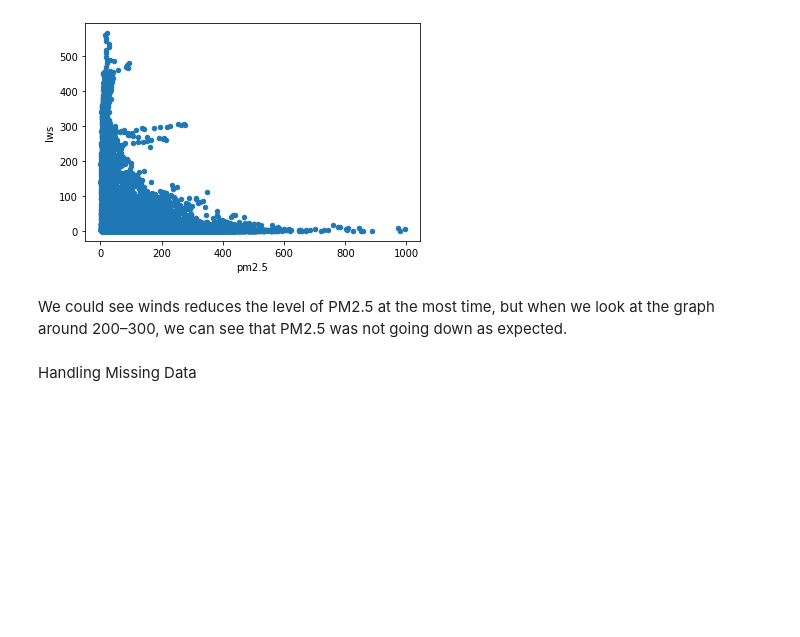
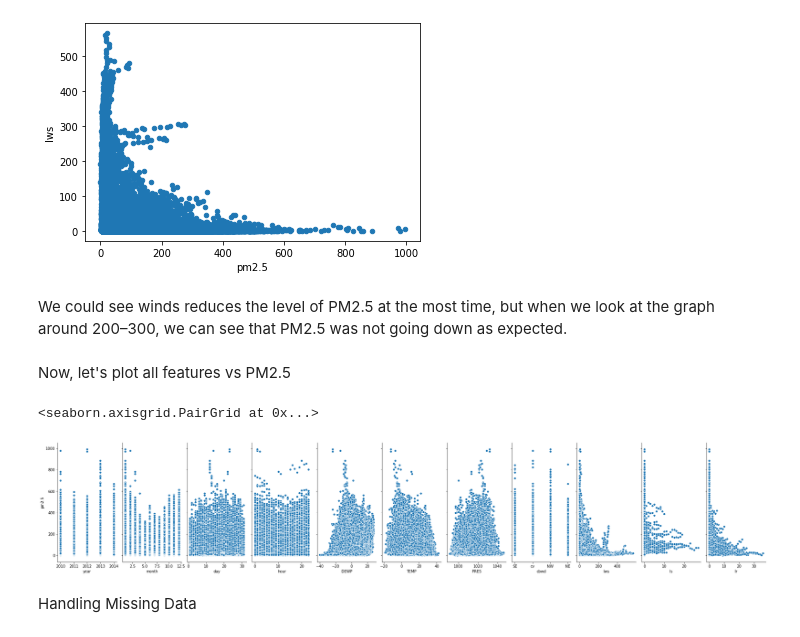
Before and after one commit to seansothey/DataScience-MachineLearning-Research, a Jupyter notebook: Project4.ipynb, the cells around one changed output. Cells and saved outputs as stored; diff of their text form; code cells hidden in the pictures; blank space fills up the shorter version.

```diff
--- a/Project4.ipynb
+++ b/Project4.ipynb
@@ -131,6 +129,13 @@ data.plot(x='pm2.5', y='Iws', kind='scatter')
 [figure]
 # %% [markdown]
 We could see winds reduces the level of PM2.5 at the most time, but when we look at the graph around 200–300, we can see that PM2.5 was not going down as expected.
+# %% [markdown]
+Now, let's plot all features vs PM2.5
+# %%
+sns.pairplot(data, x_vars=['year','month','day','hour','DEWP','TEMP','PRES','cbwd','Iws','Is','Ir'], y_vars='pm2.5', size=5, aspect=0.5)
+# %% [output]
+<seaborn.axisgrid.PairGrid at 0x...>
+[figure, added]
 # %% [markdown]
 Handling Missing Data
 # %%
```
Also changed, not shown: parts of 9 cells of this notebook.
